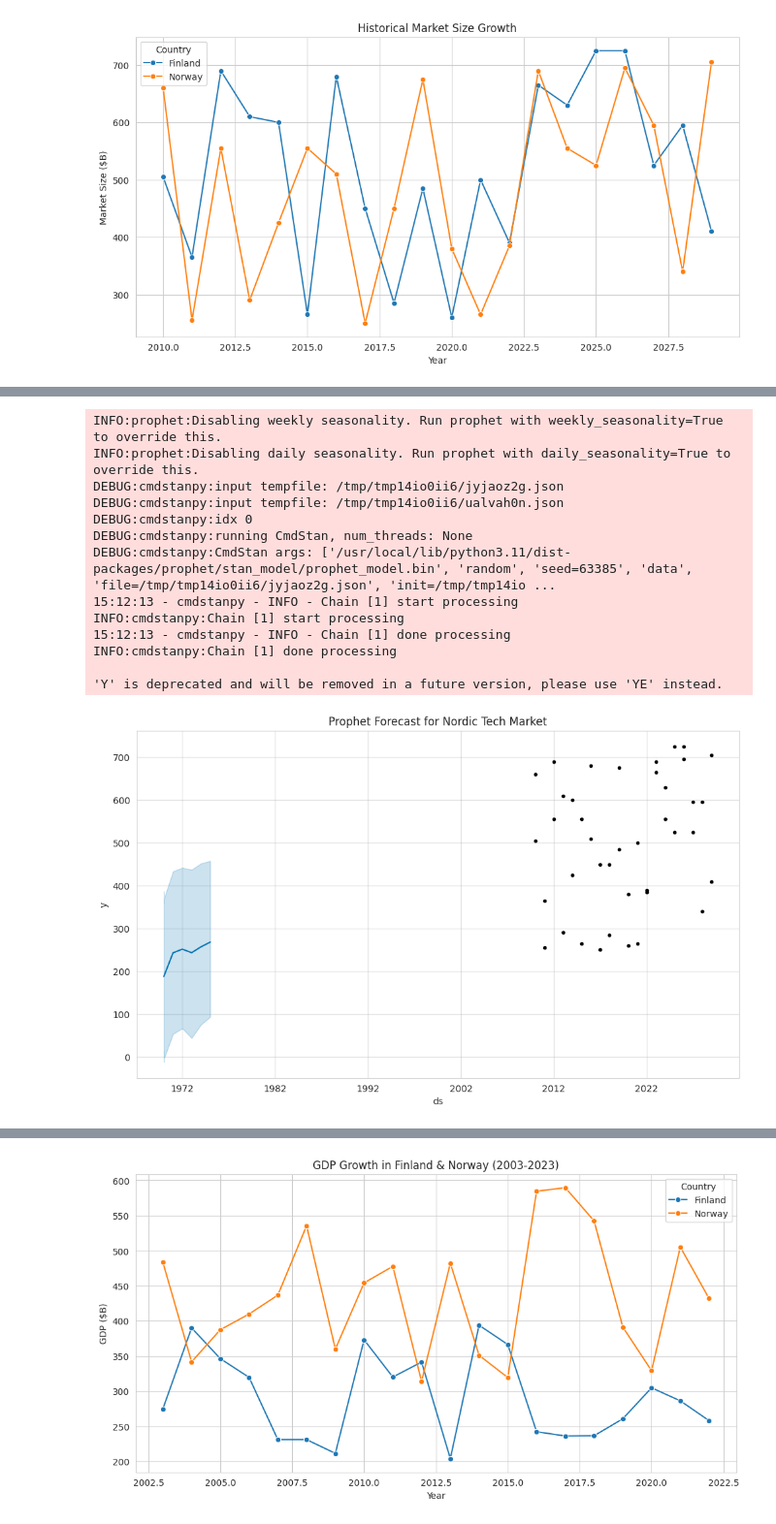
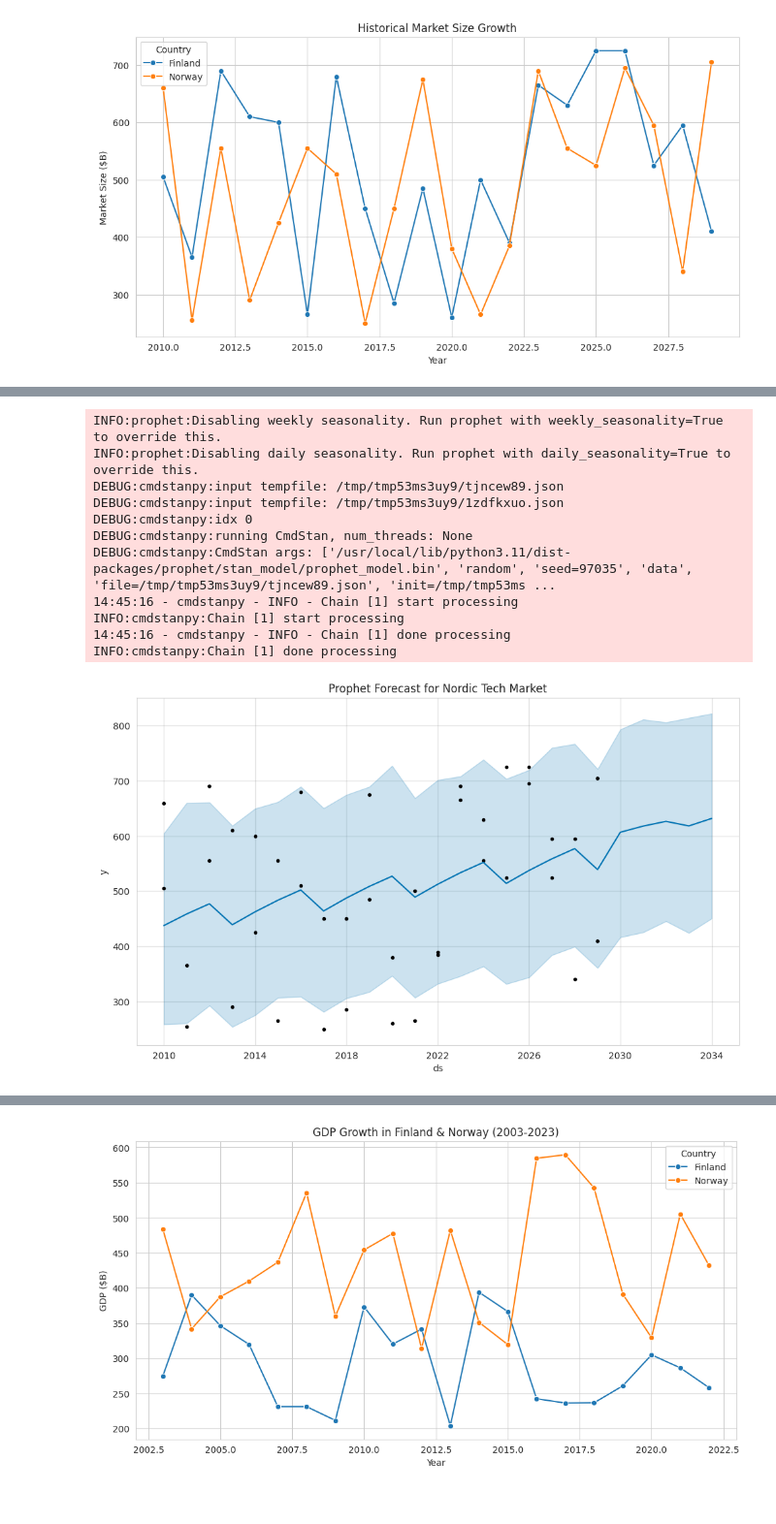
Before and after one commit to mrdefinition/EDA_FDI-ON-NIGERIA, a Jupyter notebook: Nordic_Market_Data_Analysis.ipynb, the cells around one changed output, grey strips where cells are left out. Shown: that part at 97% size. Cells and saved outputs as stored; diff of their text form; code cells hidden in the pictures.

```diff
--- a/Nordic_Market_Data_Analysis.ipynb
+++ b/Nordic_Market_Data_Analysis.ipynb
@@ -450,31 +534,29 @@ No supported index is available. In the next version, calling this method in a m
 # %%
 # Train Prophet Model
 prophet_model = Prophet()
 prophet_model.fit(df_forecast)
 
 # Create Future Dataframe for Prediction
-future = prophet_model.make_future_dataframe(periods=5, freq="Y")
+future = prophet_model.make_future_dataframe(periods=5, freq="YE")
 forecast = prophet_model.predict(future)
 
 # Plot Forecast
 prophet_model.plot(forecast)
 plt.title("Prophet Forecast for Nordic Tech Market")
 plt.show()
 # %% [output]
 INFO:prophet:Disabling weekly seasonality. Run prophet with weekly_seasonality=True to override this.
 INFO:prophet:Disabling daily seasonality. Run prophet with daily_seasonality=True to override this.
-DEBUG:cmdstanpy:input tempfile: /tmp/tmp14io0ii6/jyjaoz2g.json
-DEBUG:cmdstanpy:input tempfile: /tmp/tmp14io0ii6/ualvah0n.json
+DEBUG:cmdstanpy:input tempfile: /tmp/tmp53ms3uy9/tjncew89.json
+DEBUG:cmdstanpy:input tempfile: /tmp/tmp53ms3uy9/1zdfkxuo.json
 DEBUG:cmdstanpy:idx 0
 DEBUG:cmdstanpy:running CmdStan, num_threads: None
-DEBUG:cmdstanpy:CmdStan args: ['/usr/local/lib/python3.11/dist-packages/prophet/stan_model/prophet_model.bin', 'random', 'seed=63385', 'data', 'file=/tmp/tmp14io0ii6/jyjaoz2g.json', 'init=/tmp/tmp14io ...
-15:12:13 - cmdstanpy - INFO - Chain [1] start processing
+DEBUG:cmdstanpy:CmdStan args: ['/usr/local/lib/python3.11/dist-packages/prophet/stan_model/prophet_model.bin', 'random', 'seed=97035', 'data', 'file=/tmp/tmp53ms3uy9/tjncew89.json', 'init=/tmp/tmp53ms ...
+14:45:16 - cmdstanpy - INFO - Chain [1] start processing
 INFO:cmdstanpy:Chain [1] start processing
-15:12:13 - cmdstanpy - INFO - Chain [1] done processing
+14:45:16 - cmdstanpy - INFO - Chain [1] done processing
 INFO:cmdstanpy:Chain [1] done processing
-
-'Y' is deprecated and will be removed in a future version, please use 'YE' instead.
-[figure, old version]
+[figure, new version]
 # %%
 import dash
 from dash import dcc, html
```
Also changed, not shown: parts of 26 cells of this notebook.
